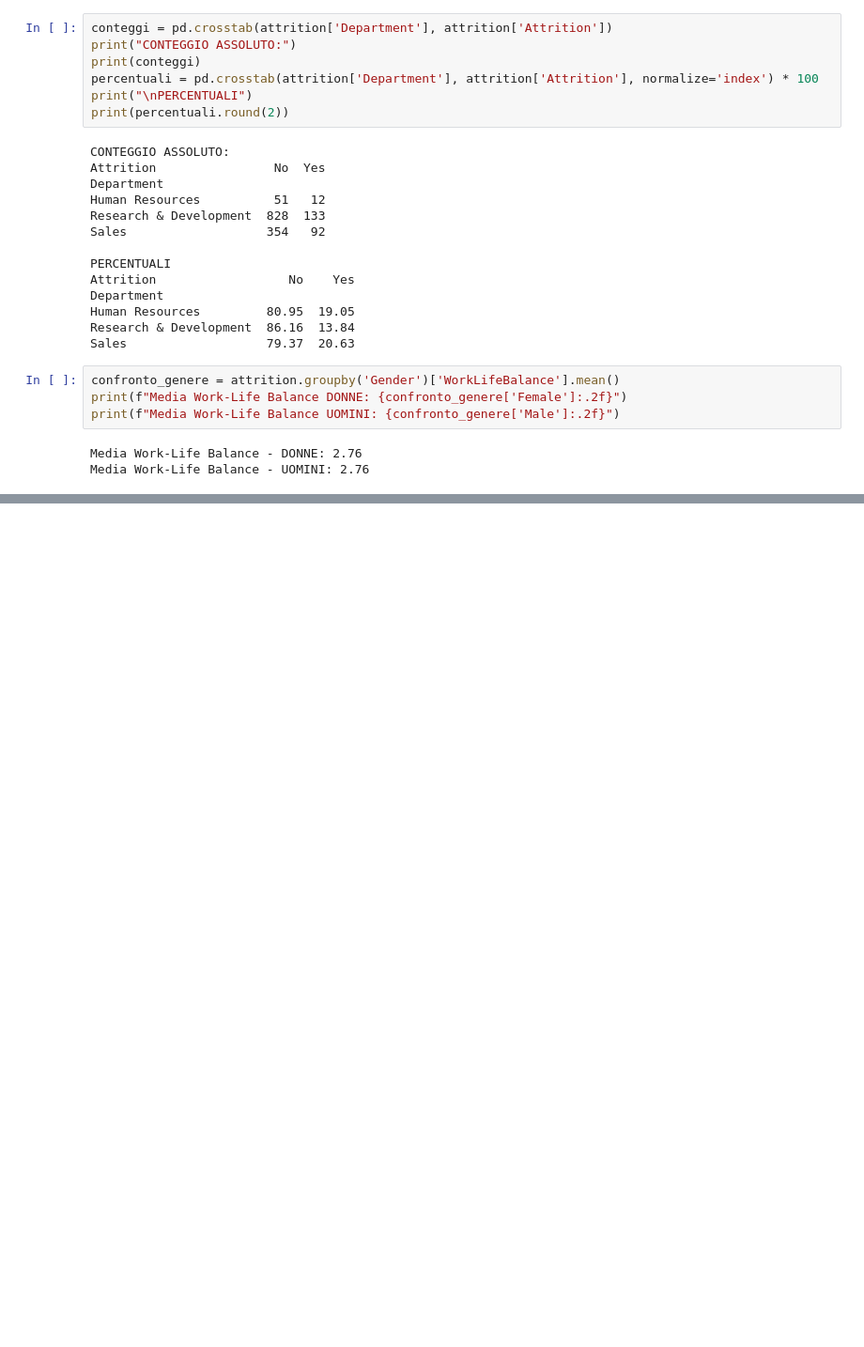
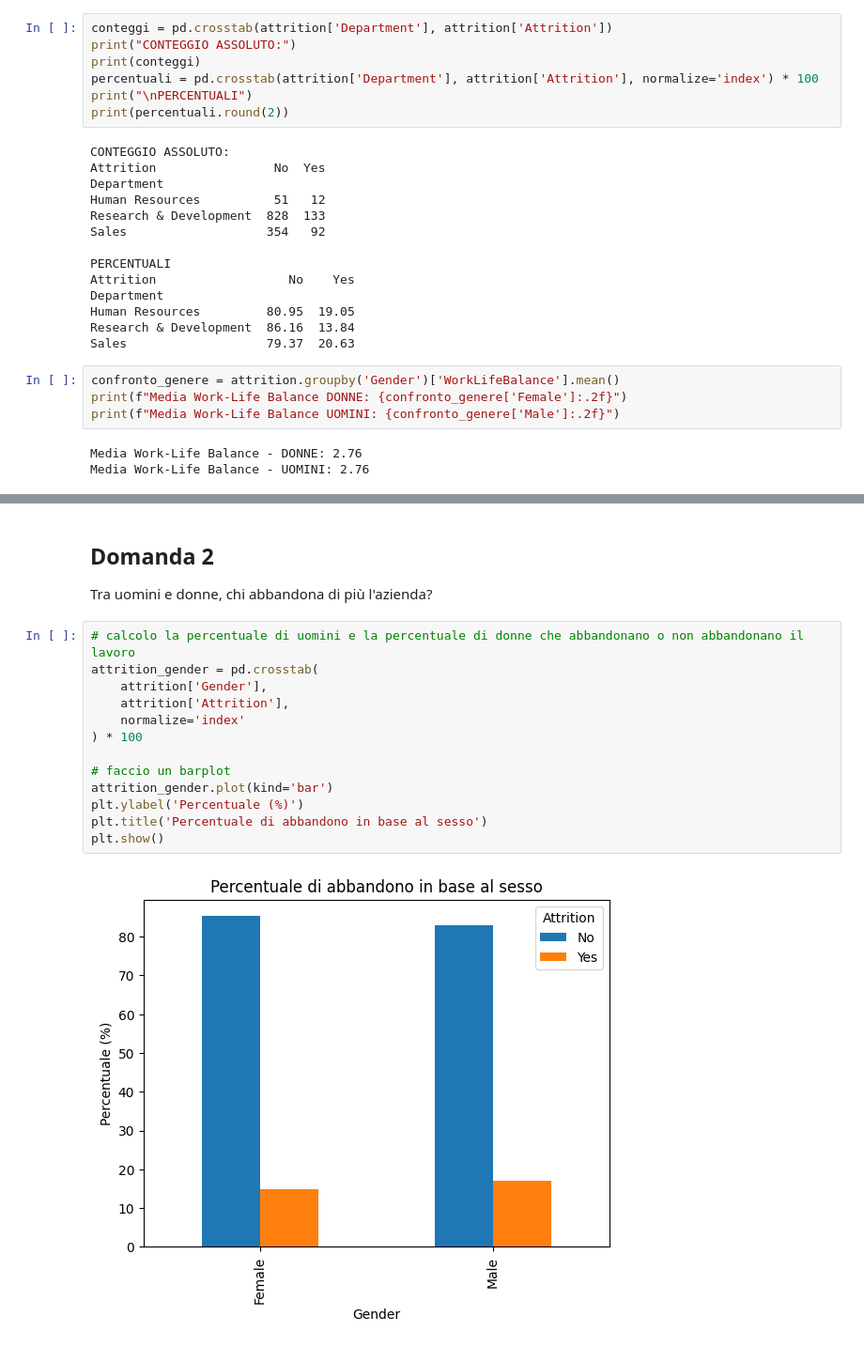
Before and after one commit to margheritamarinelli/Progetto-Data-Science-gruppo-9, a Jupyter notebook: notebook/Progetto_Data_Science_gruppo9.ipynb, the cells around one changed output, grey strips where cells are left out. Shown at 94% size. Cells and saved outputs as stored; diff of their text form; blank space fills up the shorter version.

```diff
--- a/notebook/Progetto_Data_Science_gruppo9.ipynb
+++ b/notebook/Progetto_Data_Science_gruppo9.ipynb
@@ -203,0 +261,18 @@ Media Work-Life Balance - UOMINI: 2.76
+# %% [markdown]
+## Domanda 2
+Tra uomini e donne, chi abbandona di più l'azienda?
+# %%
+# calcolo la percentuale di uomini e la percentuale di donne che abbandonano o non abbandonano il lavoro
+attrition_gender = pd.crosstab(
+    attrition['Gender'],
+    attrition['Attrition'],
+    normalize='index'
+) * 100
+
+# faccio un barplot
+attrition_gender.plot(kind='bar')
+plt.ylabel('Percentuale (%)')
+plt.title('Percentuale di abbandono in base al sesso')
+plt.show()
+# %% [output]
+[figure, added]
```
Also changed, not shown: parts of 17 cells of this notebook.
